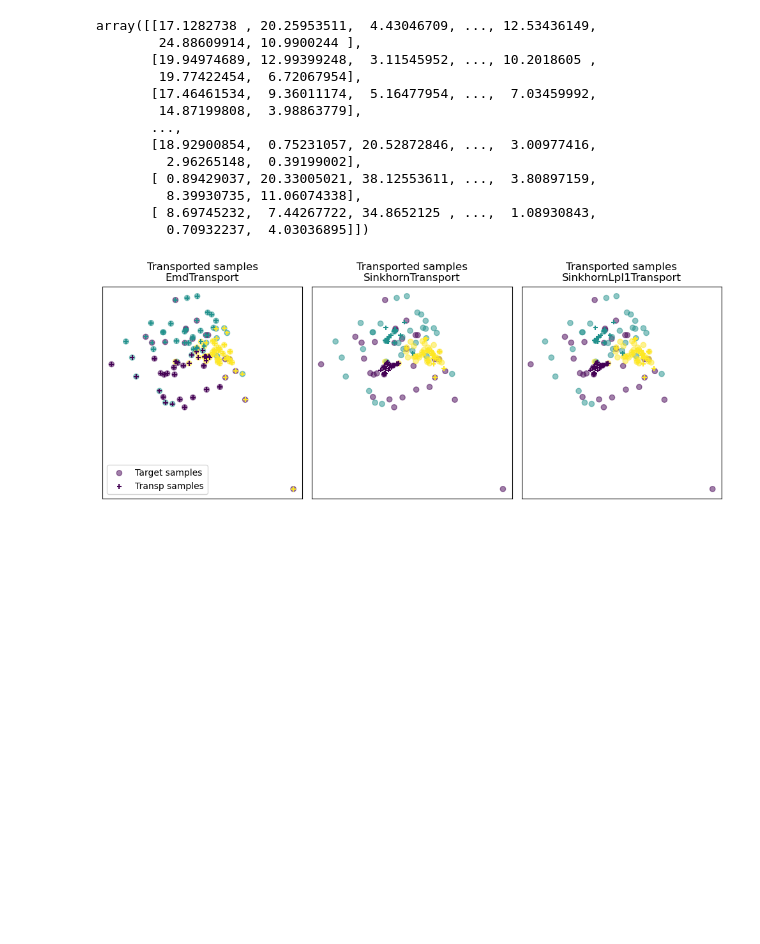
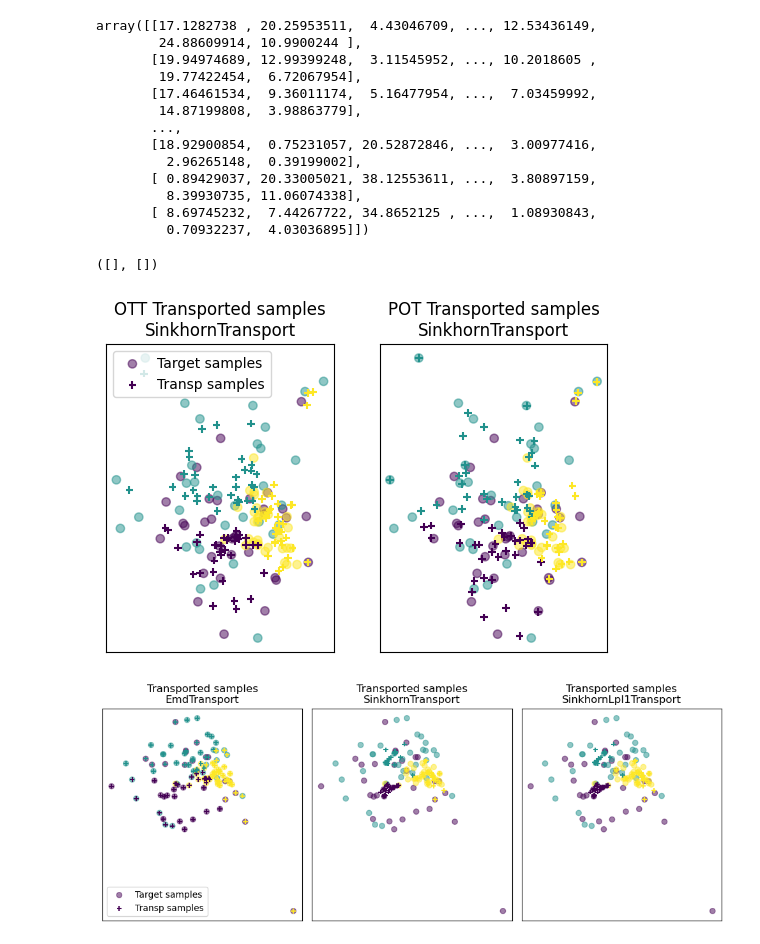
Before and after one commit to TheoAlegretti/OT-Domain-Adaptation, a Jupyter notebook: otda_ottjax_test.ipynb, the cells around one changed output. Saved outputs shown, nothing was run; the diff lists cells and outputs as text; code cells hidden in the pictures; blank space fills up the shorter version.

```diff
--- a/otda_ottjax_test.ipynb
+++ b/otda_ottjax_test.ipynb
@@ -123,3 +151,35 @@ transp_Xs_lpl1 = ot_lpl1.transform(Xs=x_s)
+# %%
+geom = pointcloud.PointCloud(x_s, x_t)
+problem = linear_problem.LinearProblem(geom)
+solver = sinkhorn.Sinkhorn()
+
+out = solver(problem)
+# %%
+entropic_map = out.to_dual_potentials()
+transported_samples = entropic_map.transport(x_s)
+# %%
+plt.figure(4, figsize=(10, 4))
+plt.subplot(1, 3, 1)
+plt.scatter(x_t[:, 0], x_t[:, 1], c=y_t, marker='o',
+           label='Target samples', alpha=0.5)
+plt.scatter(transported_samples[:, 0], transported_samples[:, 1], c=y_s,
+           marker='+', label='Transp samples', s=30)
+plt.title('OTT Transported samples\nSinkhornTransport')
+plt.legend(loc=0)
+plt.xticks([])
+plt.yticks([])
+
+plt.subplot(1, 3, 2)
+plt.scatter(x_t[:, 0], x_t[:, 1], c=y_t, marker='o',
+           label='Target samples', alpha=0.5)
+plt.scatter(transp_Xs_sinkhorn[:, 0], transp_Xs_sinkhorn[:, 1], c=y_s,
+           marker='+', label='Transp samples', s=30)
+plt.title('POT Transported samples\nSinkhornTransport')
+plt.xticks([])
+plt.yticks([])
+# %% [output]
+([], [])
+[figure, added]
 # %%
 # display transported samples
 plt.figure(4, figsize=(10, 4))
```
Also changed, not shown: parts of 5 cells of this notebook.
